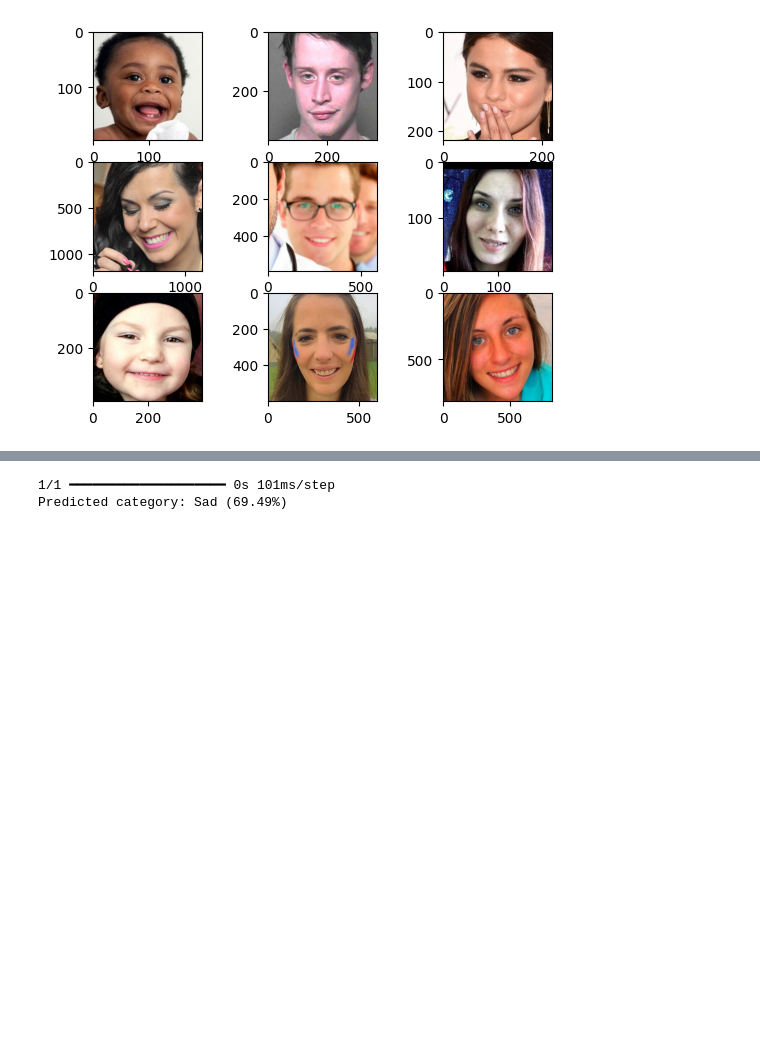
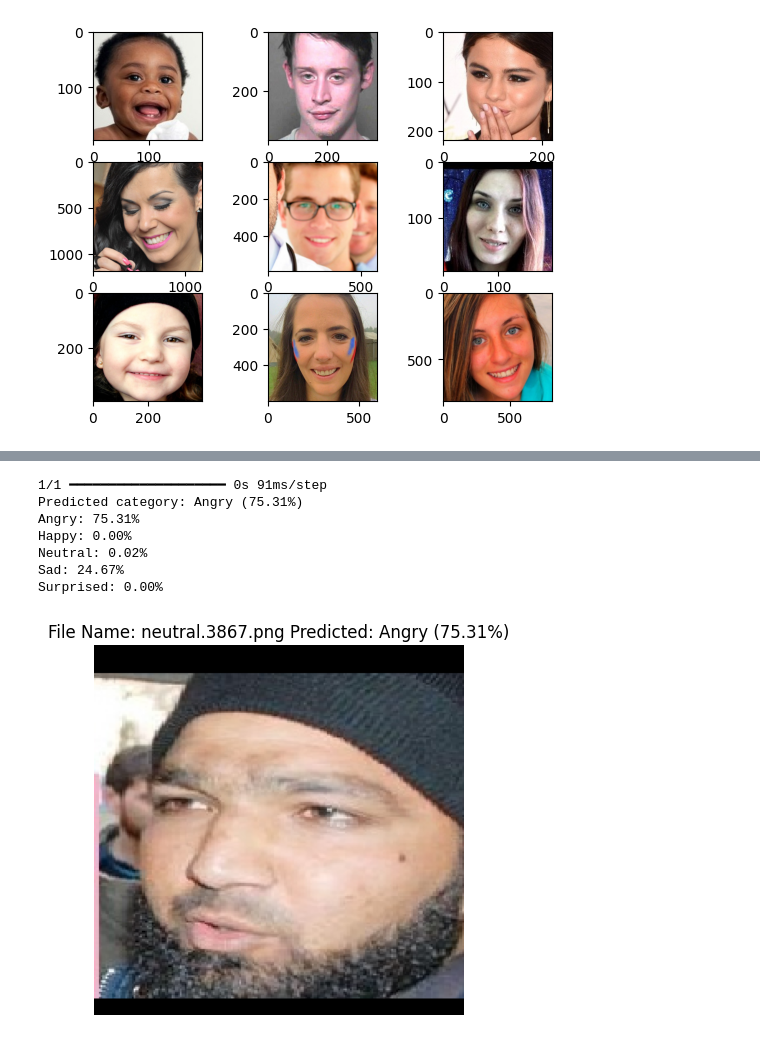
Before and after one commit to AdrianDanao/Python-Projects, a Jupyter notebook: Computer Vision/Emotions/Emotion.ipynb, the cells around one changed output, grey strips where cells are left out. Saved outputs shown, nothing was run; the diff lists cells and outputs as text; code cells hidden in the pictures; blank space fills up the shorter version.

```diff
--- a/Computer Vision/Emotions/Emotion.ipynb
+++ b/Computer Vision/Emotions/Emotion.ipynb
@@ -63,24 +102,6 @@ for labeldir in labeldirs:
         dst_dir = "train/" if random() >= val_ratio else "test/"
         dst = path.join(dataset_home, dst_dir, labeldir, file)
         copyfile(src, dst)
-# %%
-import os
-
-dataset_folder = "dataset"
-subdirs = ["Angry", "Happy", "Neutral", "Sad", "Surprise"]
-extensions = [".png", ".jpg"]
-
-for subdir in subdirs:
-    subdir_path = os.path.join(dataset_folder, subdir)
-    for filename in os.listdir(subdir_path):
-        file_path = os.path.join(subdir_path, filename)
-        for extension in extensions:
-            if filename.endswith(extension) and not filename.endswith(f"~{subdir.lower()}{extension}"):
-                base_name = filename.rsplit('.', 1)[0]
-                new_filename = f"{base_name}~{subdir.lower()}{extension}"
-                new_file_path = os.path.join(subdir_path, new_filename)
-                os.rename(file_path, new_file_path)
-                break
 # %%
 def define_model():
   model = VGG16(include_top=False, input_shape=(224, 224, 3))
@@ -175,25 +176,48 @@ for labeldir in labeldirs:
 # %%
 def load_image(filename):
   img = load_img(filename, target_size=(224, 224))
   img = img_to_array(img)
   img = img.reshape(1, 224, 224, 3)
   img = img.astype('float32')
   img = img - [123.68, 116.779, 103.939]
   return img
+
+def load_image(filename):
+    img = load_img(filename, target_size=(224, 224))
+    img = img_to_array(img)
+    img = img.reshape(1, 224, 224, 3)
+    img = img.astype('float32')
+    img = img - [123.68, 116.779, 103.939]
+    return img
 
 def run_example(filename):
     img = load_image(filename)
     model = load_model('final_model_emotions.keras')
     result = model.predict(img)
 
     categories = ["Angry", "Happy", "Neutral", "Sad", "Surprised"]
     predicted_class = np.argmax(result[0])
     predicted_label = categories[predicted_class]
     predicted_percentage = result[0][predicted_class] * 100
 
     print(f"Predicted category: {predicted_label} ({predicted_percentage:.2f}%)")
 
-run_example('finalized_emotions/Sad/0a9f7f99c24f844d7793e2acf0a40a93992a64411144a1452d035284~sad.jpg')
+    for i, category in enumerate(categories):
+        print(f"{category}: {result[0][i] * 100:.2f}%")
+
+    original_img = load_img(filename, target_size=(224, 224))
+    plt.imshow(original_img)
+    plt.title(f"File Name: {filename.split("/")[-1]} Predicted: {predicted_label} ({predicted_percentage:.2f}%)")
+    plt.axis('off')
+    plt.show()
+
+run_example('dataset_emotions/test/Neutral/neutral.3867.png')
 # %% [output]
-1/1 ━━━━━━━━━━━━━━━━━━━━ 0s 101ms/step
-Predicted category: Sad (69.49%)
+1/1 ━━━━━━━━━━━━━━━━━━━━ 0s 91ms/step
+Predicted category: Angry (75.31%)
+Angry: 75.31%
+Happy: 0.00%
+Neutral: 0.02%
+Sad: 24.67%
+Surprised: 0.00%
+[figure, added]
```
Also changed, not shown: parts of 6 cells of this notebook, 6 other files.
